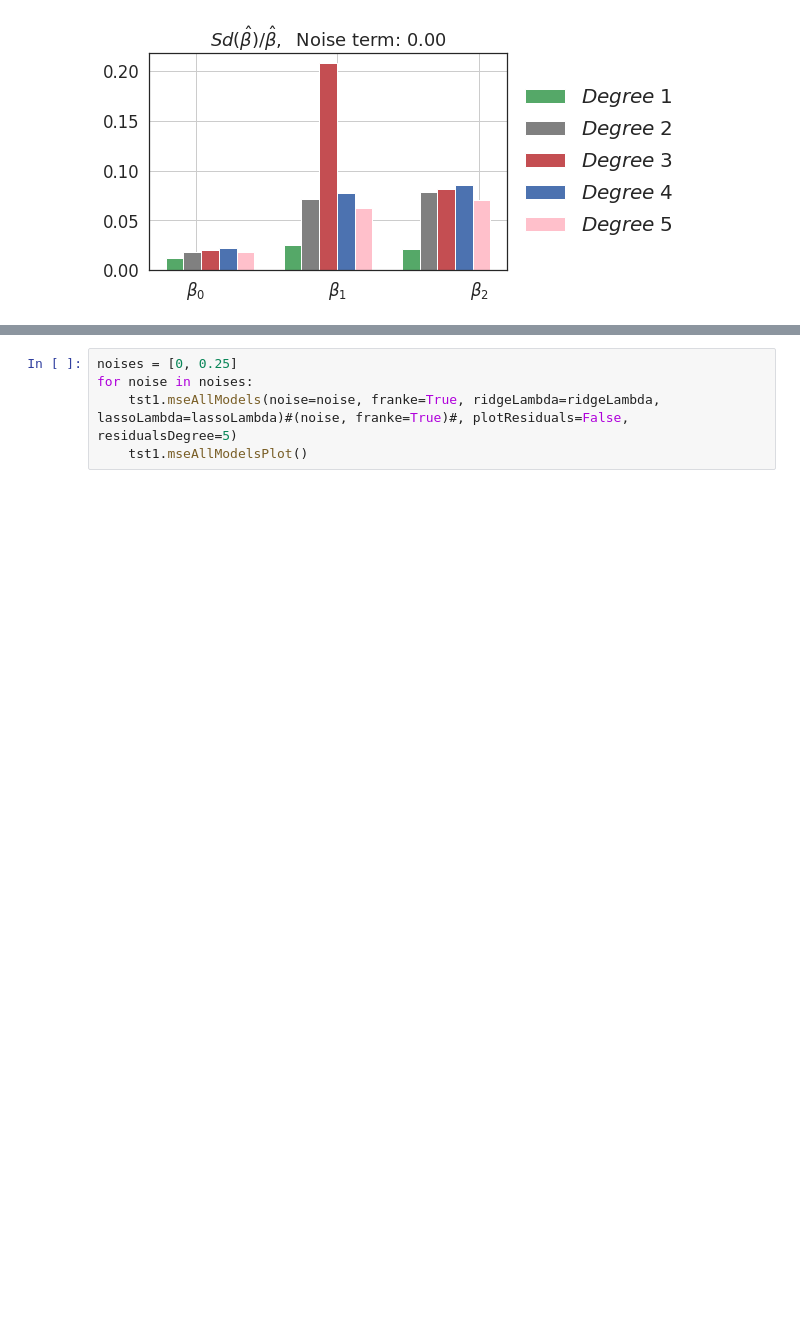
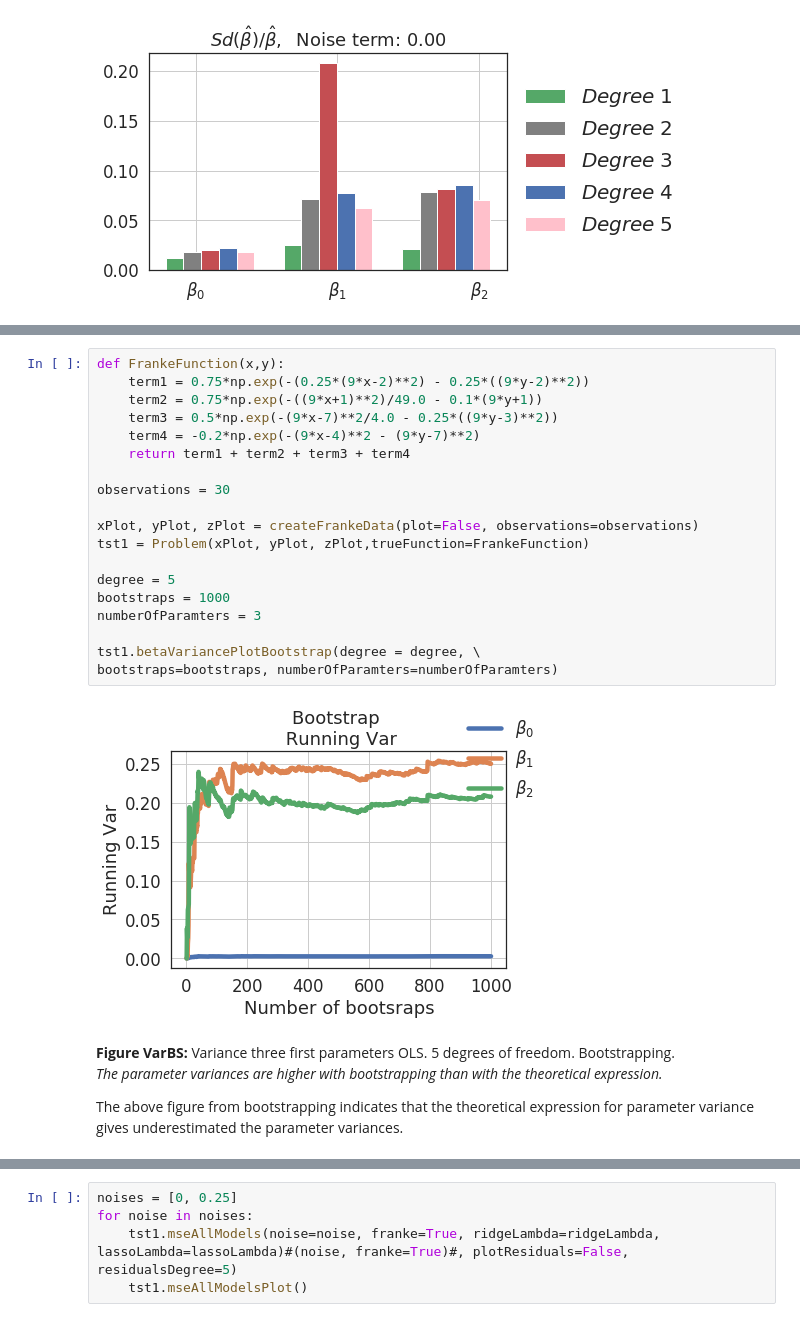
Before and after one commit to kaaja/ADAML, a Jupyter notebook: m1/m1Class.ipynb, the cells around one changed output, grey strips where cells are left out. Saved outputs shown, nothing was run; the diff lists cells and outputs as text; blank space fills up the shorter version.

```diff
--- a/m1/m1Class.ipynb
+++ b/m1/m1Class.ipynb
@@ -313 +323,27 @@ for model, lambdaValue in zip(models, lambdaValues):
+# %%
+def FrankeFunction(x,y):
+    term1 = 0.75*np.exp(-(0.25*(9*x-2)**2) - 0.25*((9*y-2)**2))
+    term2 = 0.75*np.exp(-((9*x+1)**2)/49.0 - 0.1*(9*y+1))
+    term3 = 0.5*np.exp(-(9*x-7)**2/4.0 - 0.25*((9*y-3)**2))
+    term4 = -0.2*np.exp(-(9*x-4)**2 - (9*y-7)**2)
+    return term1 + term2 + term3 + term4
+
+observations = 30
+
+xPlot, yPlot, zPlot = createFrankeData(plot=False, observations=observations)
+tst1 = Problem(xPlot, yPlot, zPlot,trueFunction=FrankeFunction)
+
+degree = 5
+bootstraps = 1000
+numberOfParamters = 3
+
+tst1.betaVariancePlotBootstrap(degree = degree, \
+bootstraps=bootstraps, numberOfParamters=numberOfParamters)
+# %% [output]
+[figure, added]
+# %% [markdown]
+__Figure VarBS:__ Variance three first parameters OLS. 5 degrees of freedom. Bootstrapping. <br>
+_The parameter variances are higher with bootstrapping than with the theoretical expression._ <br>
+
+The above figure from bootstrapping indicates that the theoretical expression for parameter variance gives underestimated the parameter variances.
 # %% [markdown]
```
Also changed, not shown: parts of 4 cells of this notebook, 3 other files.
